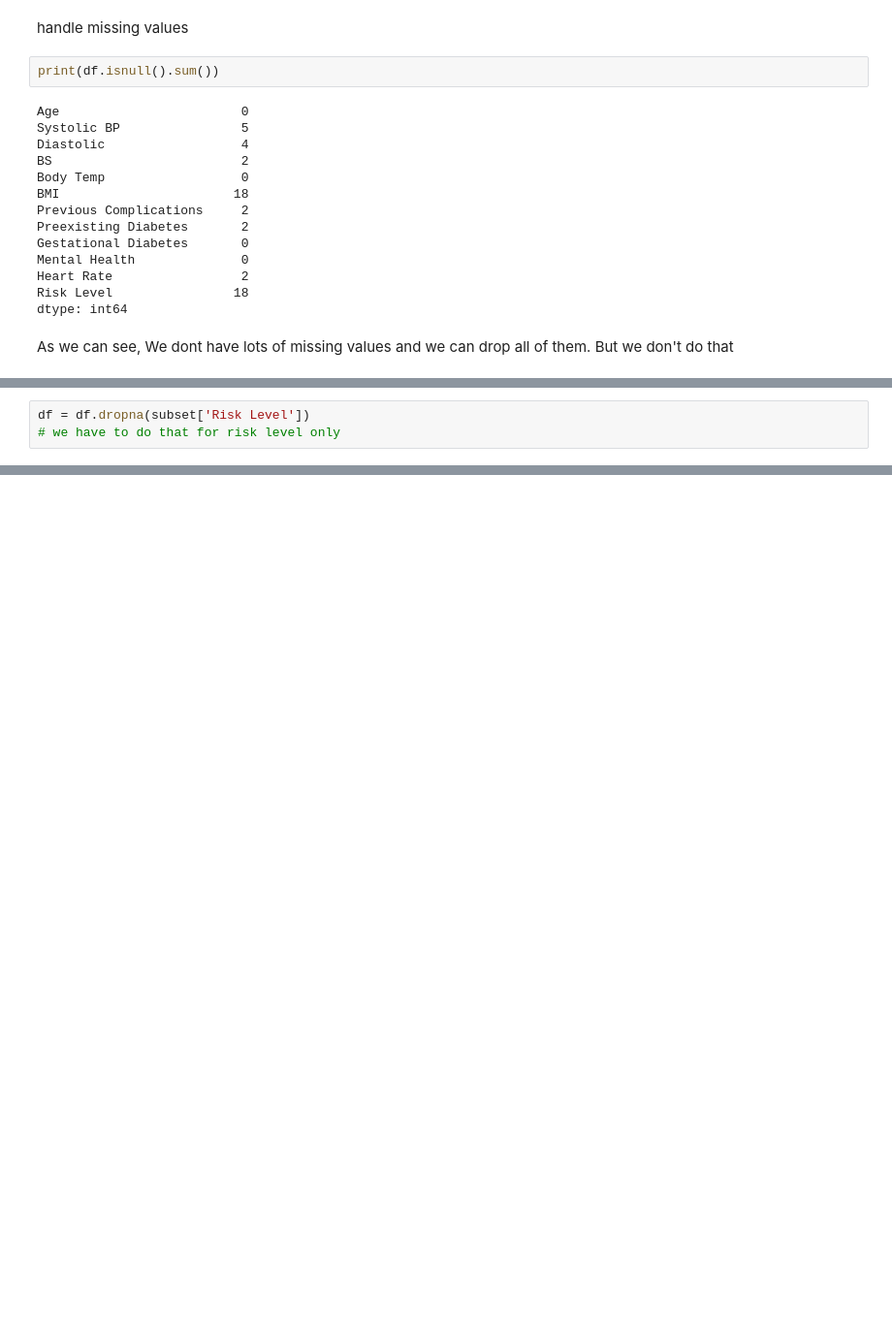
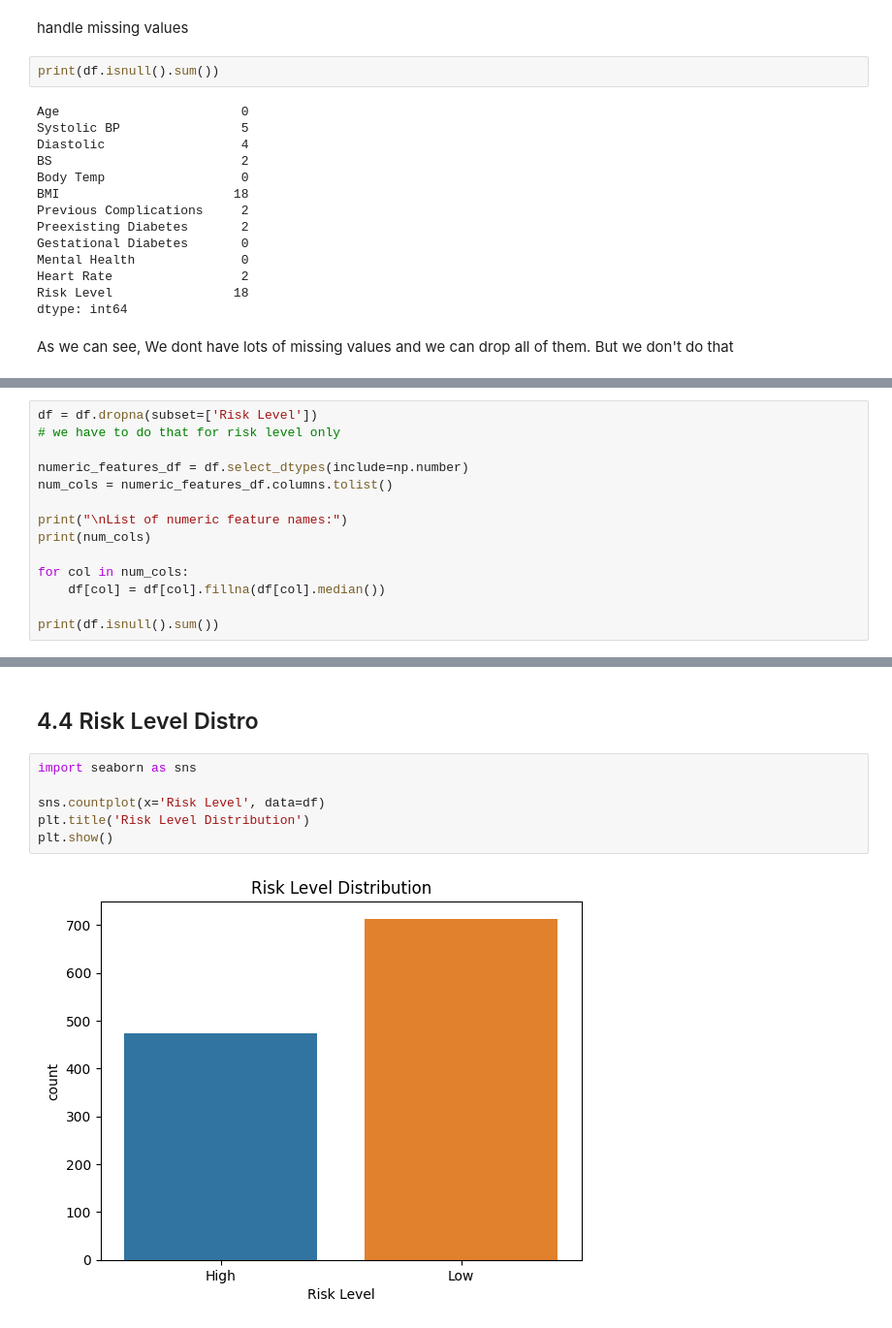
Before and after one commit to alabhastam/Maternal-Health-and-High-Risk-Pregnancy, a Jupyter notebook: maternal-health-and-high-risk-pregnancy.ipynb, the cells around one changed output, grey strips where cells are left out. Shown: that part at 97% size. Drawn from its saved outputs; the diff is of its cells as text; blank space fills up the shorter version.

```diff
--- a/maternal-health-and-high-risk-pregnancy.ipynb
+++ b/maternal-health-and-high-risk-pregnancy.ipynb
@@ -89,3 +91,14 @@ As we can see, We dont have lots of missing values and we can drop all of them.
 # %%
-df = df.dropna(subset['Risk Level'])
+df = df.dropna(subset=['Risk Level'])
 # we have to do that for risk level only
+
+numeric_features_df = df.select_dtypes(include=np.number)
+num_cols = numeric_features_df.columns.tolist()
+
+print("\nList of numeric feature names:")
+print(num_cols)
+
+for col in num_cols:
+    df[col] = df[col].fillna(df[col].median())
+
+print(df.isnull().sum())
@@ -91,0 +254,10 @@ df = df.dropna(subset['Risk Level'])
+# %% [markdown]
+## 4.4 Risk Level Distro
+# %%
+import seaborn as sns
+
+sns.countplot(x='Risk Level', data=df)
+plt.title('Risk Level Distribution')
+plt.show()
+# %% [output]
+[figure, added]
```
Also changed, not shown: parts of 20 cells of this notebook.
